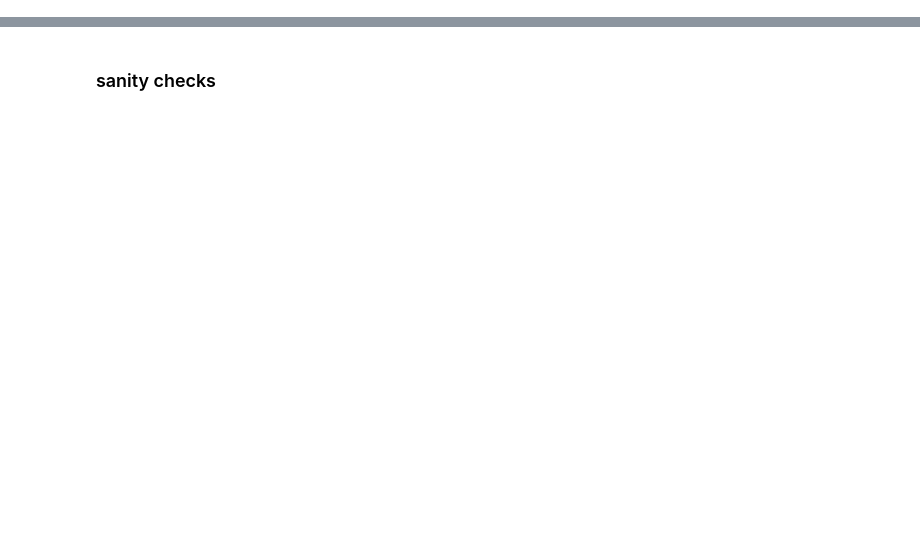
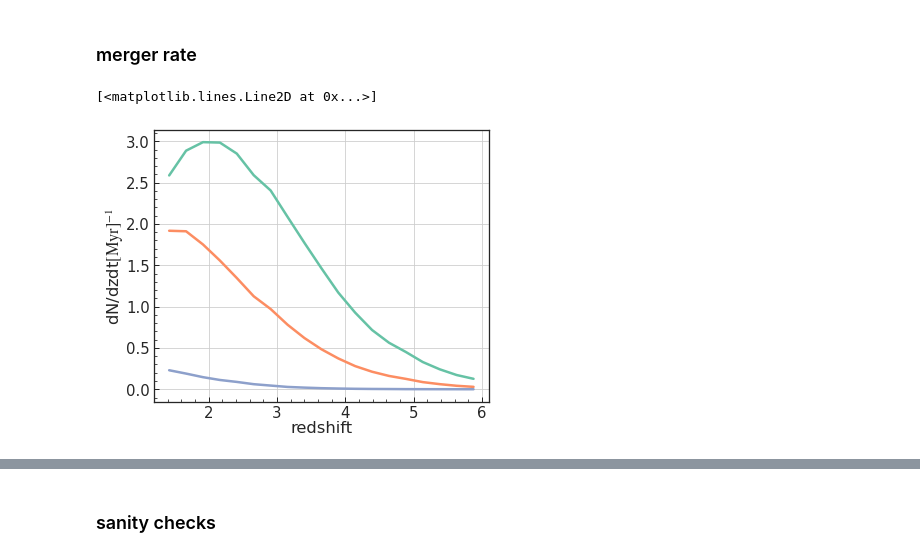
Before and after one commit to nianyic7/AstridData, a Jupyter notebook: merger_catalog/merger_data_inspection.ipynb, the cells around one changed output, grey strips where cells are left out. Saved outputs shown, nothing was run; the diff lists cells and outputs as text; code cells hidden in the pictures; blank space fills up the shorter version.

```diff
--- a/merger_catalog/merger_data_inspection.ipynb
+++ b/merger_catalog/merger_data_inspection.ipynb
@@ -27,5 +105,12 @@ mergers = np.concatenate(mergers)
 
 print("merger data fields:", mergers.dtype.names)
 print("merger shape:", mergers.shape)
+
+swbh = np.minimum(mergers["ID1"], mergers["ID2"])
+
+uid, uidx = np.unique(swbh, return_index=True)
+mergers = mergers[uidx]
+
+print("unique mergers:", len(mergers))
 # %% [output]
 merger data fields: ('z', 'ID1', 'ID2', 'm1', 'm2', 'mdot1', 'mdot2', 'pos1', 'pos2', 'v1', 'v2')
@@ -155,8 +118,0 @@ min(zsnap)
-# %%
-zsnap = np.zeros(len(data1))
-for i,zz in enumerate(zlist):
-    mask  = data1["zmerge"] >= zz
-    if i != 0:
-        mask &= data1["zmerge"] < zlist[i-1]
-    zsnap[mask] = zz
-    print(len(data1[mask]))
@@ -238,0 +119,57 @@ plt.hist(data_unique["zmerge"][mask])
+# %% [markdown]
+### merger rate
+# %%
+fig, ax = plt.subplots(1, 1, figsize=(6, 5))
+vsim = 250**3
+zbin = np.linspace(1.3,6,20)
+dz = zbin[1:] - zbin[:-1]
+zc = 0.5*(zbin[1:]+zbin[:-1])
+rc = np.array([cosmo.comovingDistance(0.,zz) for zz in zc])
+
+n0,e0 = np.histogram(np.concatenate([mergers['z']]),bins=zbin)
+
+rate0 = n0/dz/vsim*4*np.pi*rc**2*c_Mpc_yr
+
+ax.plot(zc, rate0, label="all")
+ax.grid()
+ax.set(xlabel="redshift", ylabel=r"dN/dzdt$\rm{[Myr]^{-1}}$")
+
+
+mask = mergers["m1"] > 1e5
+mask &= mergers["m2"] > 1e5
+
+vsim = 250**3
+zbin = np.linspace(1.3,6,20)
+dz = zbin[1:] - zbin[:-1]
+zc = 0.5*(zbin[1:]+zbin[:-1])
+rc = np.array([cosmo.comovingDistance(0.,zz) for zz in zc])
+
+n0,e0 = np.histogram(np.concatenate([mergers[mask]['z']]),bins=zbin)
+
+rate0 = n0/dz/vsim*4*np.pi*rc**2*c_Mpc_yr
+
+ax.plot(zc, rate0, label="M>1e5, x10")
+
+
+mask = mergers["m1"] > 1e6
+mask &= mergers["m2"] > 1e6
+
+vsim = 250**3
+zbin = np.linspace(1.3,6,20)
+dz = zbin[1:] - zbin[:-1]
+zc = 0.5*(zbin[1:]+zbin[:-1])
+rc = np.array([cosmo.comovingDistance(0.,zz) for zz in zc])
+
+n0,e0 = np.histogram(np.concatenate([mergers[mask]['z']]),bins=zbin)
+
+rate0 = n0/dz/vsim*4*np.pi*rc**2*c_Mpc_yr
+
+ax.plot(zc, rate0, label="M>1e6, x10")
+
+# ax.set(yscale="log")
+
+
+# plt.yscale('log')
+# %% [output]
+[<matplotlib.lines.Line2D at 0x...>]
+[figure, added]
```
Also changed, not shown: parts of 44 cells of this notebook, 8 other files.
